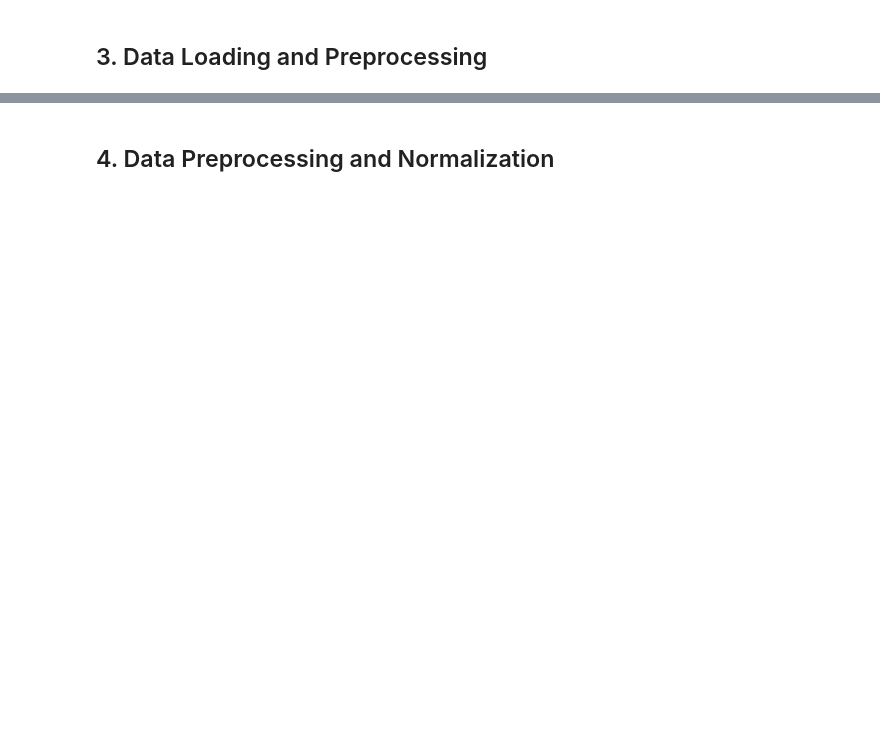
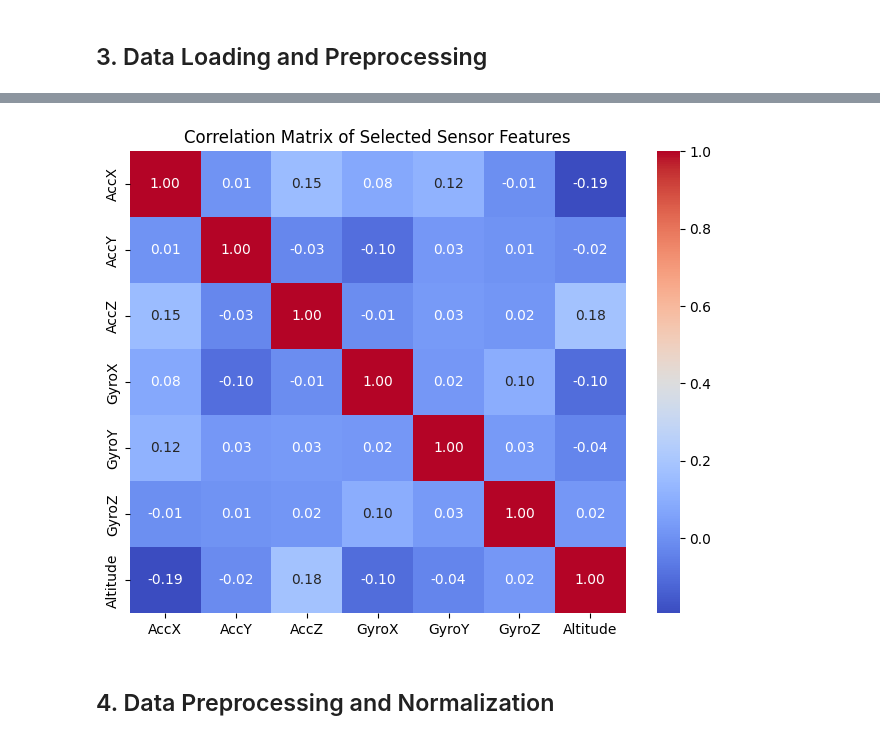
Before and after one commit to mochshultan/imu-cnn, a Jupyter notebook: elderly_fall_detection_cnn_lstm_attention.ipynb, the cells around one changed output, grey strips where cells are left out. Cells and saved outputs as stored; diff of their text form; code cells hidden in the pictures; blank space fills up the shorter version.

```diff
--- a/elderly_fall_detection_cnn_lstm_attention.ipynb
+++ b/elderly_fall_detection_cnn_lstm_attention.ipynb
@@ -180,3 +233,14 @@ print(f"Features per timestep: {X.shape[2]}")
+# %%
+# Calculate and visualize the correlation matrix for selected features
+feature_columns = ['AccX', 'AccY', 'AccZ', 'GyroX', 'GyroY', 'GyroZ', 'Altitude']
+correlation_matrix= df[feature_columns].corr()
+
+plt.figure(figsize=(8, 6))
+sns.heatmap(correlation_matrix, annot=True, cmap='coolwarm', fmt=".2f")
+plt.title('Correlation Matrix of Selected Sensor Features')
+plt.show()
+# %% [output]
+[figure, added]
 # %% [markdown]
 ## 4. Data Preprocessing and Normalization
 # %%
```
Also changed, not shown: parts of 21 cells of this notebook.
